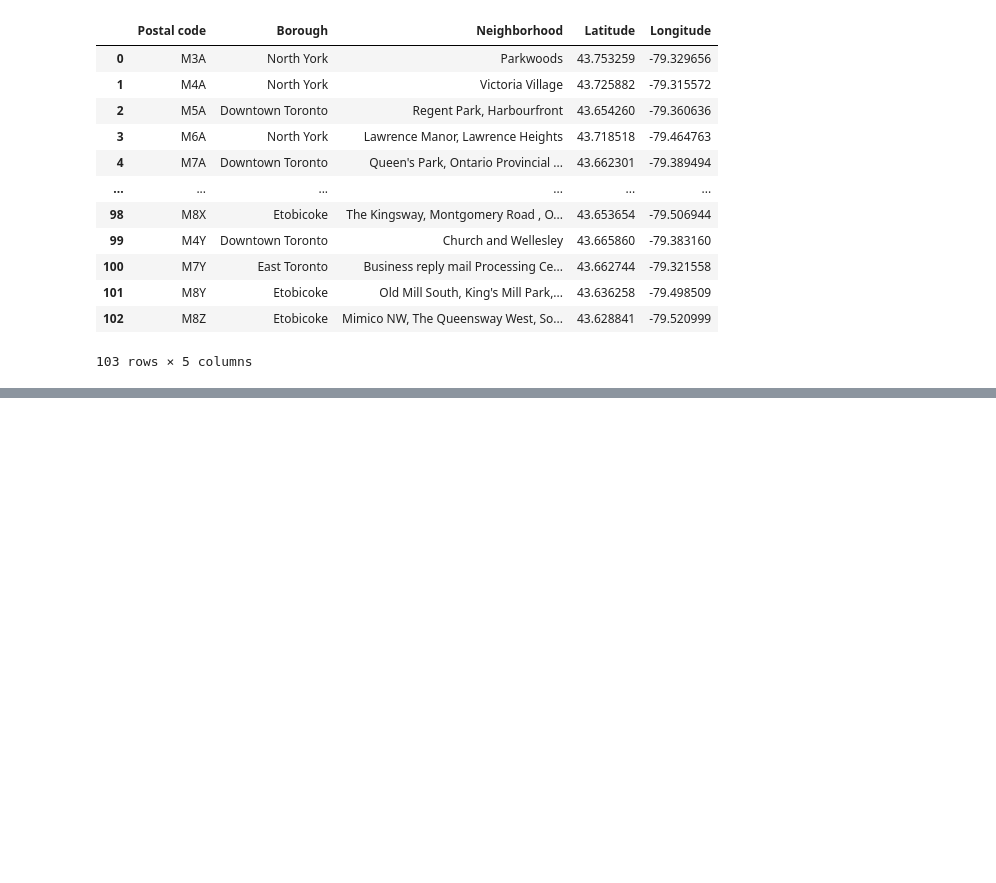
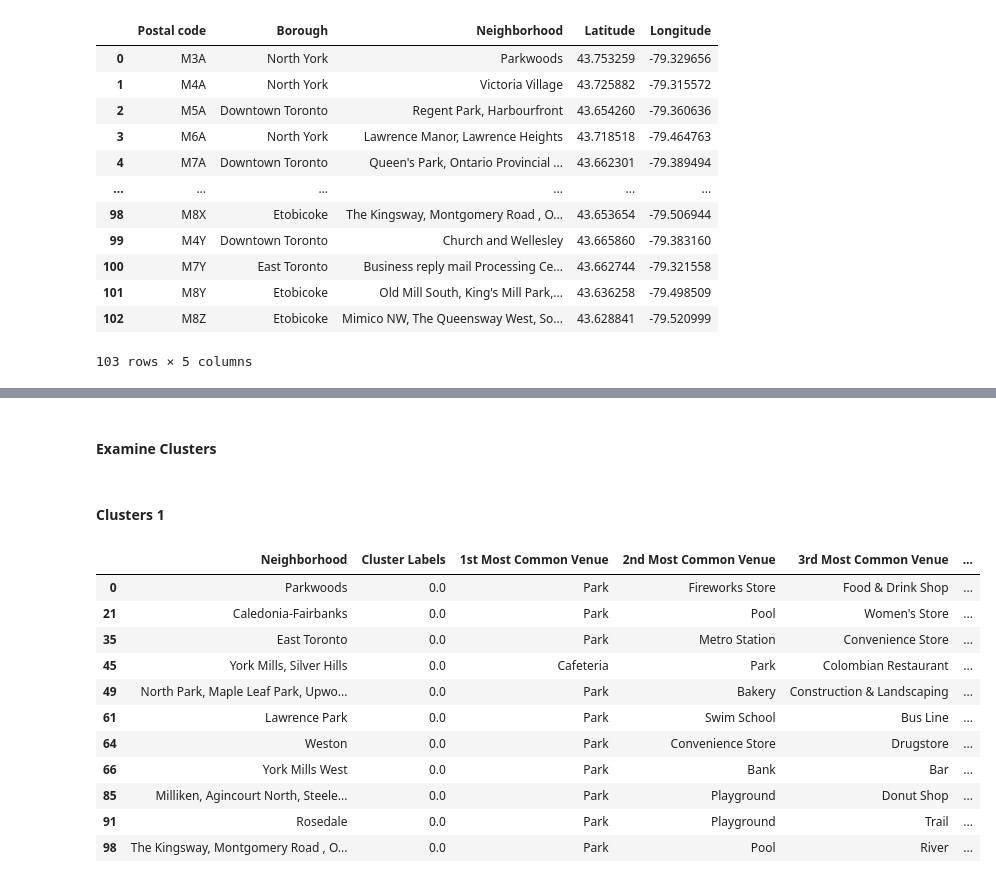
Before and after one commit to Parachutes/Coursera_Capstone, a Jupyter notebook: Toronto.ipynb, the cells around one changed output, grey strips where cells are left out. Saved outputs shown, nothing was run; the diff lists cells and outputs as text; code cells hidden in the pictures; blank space fills up the shorter version.

```diff
--- a/Toronto.ipynb
+++ b/Toronto.ipynb
@@ -89,0 +348,19 @@ df_join
+# %%
+num_top_venues = 10
+
+indicators = ['st', 'nd', 'rd']
+
+# create columns according to number of top venues
+columns = ['Neighborhood']
+for ind in pd.np.arange(num_top_venues):
+    try:
+        columns.append('{}{} Most Common Venue'.format(ind+1, indicators[ind]))
+    except:
+        columns.append('{}th Most Common Venue'.format(ind+1))
+
+# create a new dataframe
+neighborhoods_venues_sorted = pd.DataFrame(columns=columns)
+neighborhoods_venues_sorted['Neighborhood'] = toronto_grouped['Neighborhood']
+
+for ind in pd.np.arange(toronto_grouped.shape[0]):
+    neighborhoods_venues_sorted.iloc[ind, 1:] = return_most_common_venues(toronto_grouped.iloc[ind, :], num_top_venues)
@@ -89,0 +369,11 @@ df_join
+# %%
+# set number of clusters
+kclusters = 5
+
+toronto_grouped_clustering = toronto_grouped.drop('Neighborhood', 1)
+
+# run k-means clustering
+kmeans = KMeans(n_clusters=kclusters, random_state=0).fit(toronto_grouped_clustering)
+
+# check cluster labels generated for each row in the dataframe
+kmeans.labels_[0:10]
@@ -89,0 +382,11 @@ df_join
+# %%
+# add clustering labels
+neighborhoods_venues_sorted.insert(0, 'Cluster Labels', kmeans.labels_)
+
+toronto_merged = toronto_data
+
+# merge toronto_grouped with toronto_data to add latitude/longitude for each neighborhood
+toronto_merged = toronto_merged.join(neighborhoods_venues_sorted.set_index('Neighborhood'), on='Neighborhood')
+
+# check the last columns!
+toronto_merged.head()
@@ -89,0 +427,19 @@ df_join
+# %% [markdown]
+#### Examine Clusters
+# %% [markdown]
+#### Clusters 1
+# %%
+toronto_merged.loc[toronto_merged['Cluster Labels'] == 0, toronto_merged.columns[[2] + list(range(5, toronto_merged.shape[1]))]]
+# %% [output]
+|  | Neighborhood | Cluster Labels | 1st Most Common Venue | 2nd Most Common Venue | 3rd Most Common Venue | ... |
+| 0 | Parkwoods | 0.0 | Park | Fireworks Store | Food & Drink Shop | ... |
+| 21 | Caledonia-Fairbanks | 0.0 | Park | Pool | Women's Store | ... |
+| 35 | East Toronto | 0.0 | Park | Metro Station | Convenience Store | ... |
+| 45 | York Mills, Silver Hills | 0.0 | Cafeteria | Park | Colombian Restaurant | ... |
+| 49 | North Park, Maple Leaf Park, Upwo... | 0.0 | Park | Bakery | Construction & Landscaping | ... |
+| 61 | Lawrence Park | 0.0 | Park | Swim School | Bus Line | ... |
+| 64 | Weston | 0.0 | Park | Convenience Store | Drugstore | ... |
+| 66 | York Mills West | 0.0 | Park | Bank | Bar | ... |
+| 85 | Milliken, Agincourt North, Steele... | 0.0 | Park | Playground | Donut Shop | ... |
+| 91 | Rosedale | 0.0 | Park | Playground | Trail | ... |
+| 98 | The Kingsway, Montgomery Road , O... | 0.0 | Park | Pool | River | ... |
```
Also changed, not shown: parts of 36 cells of this notebook.
